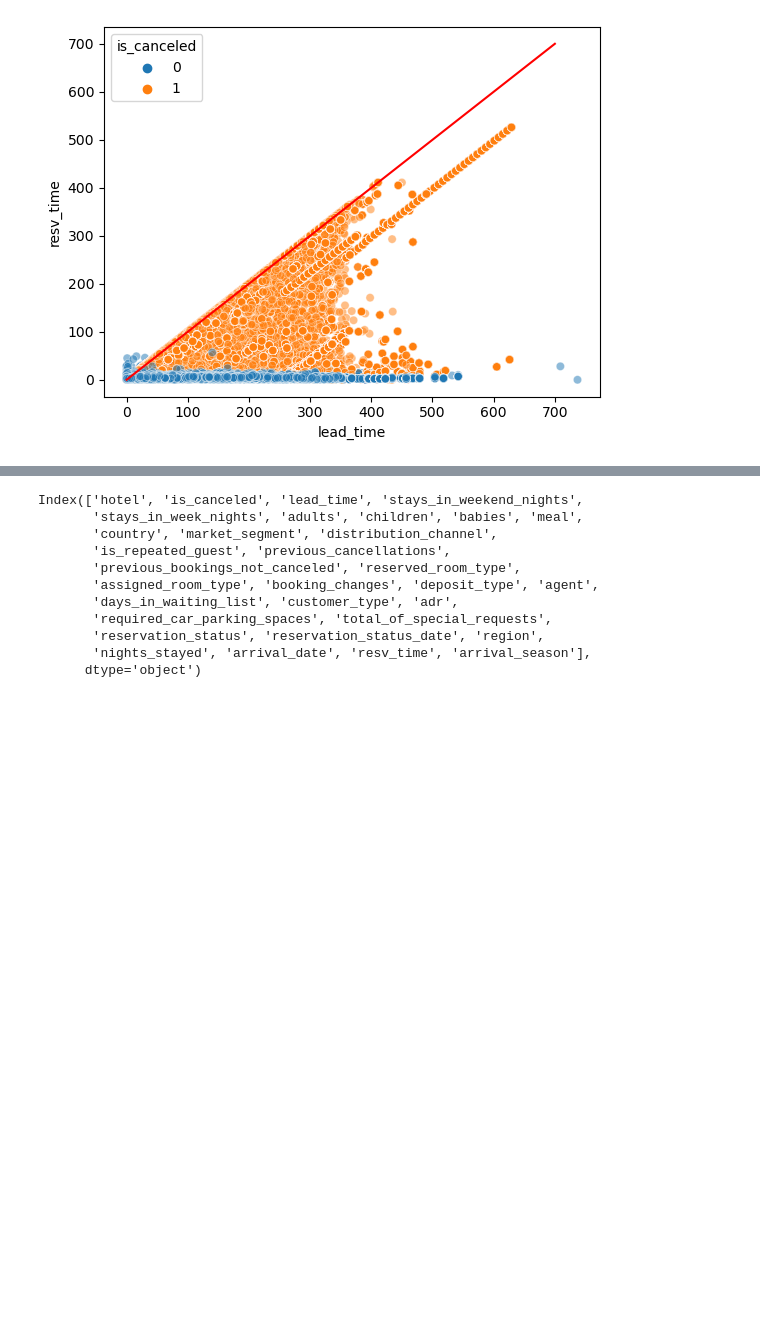
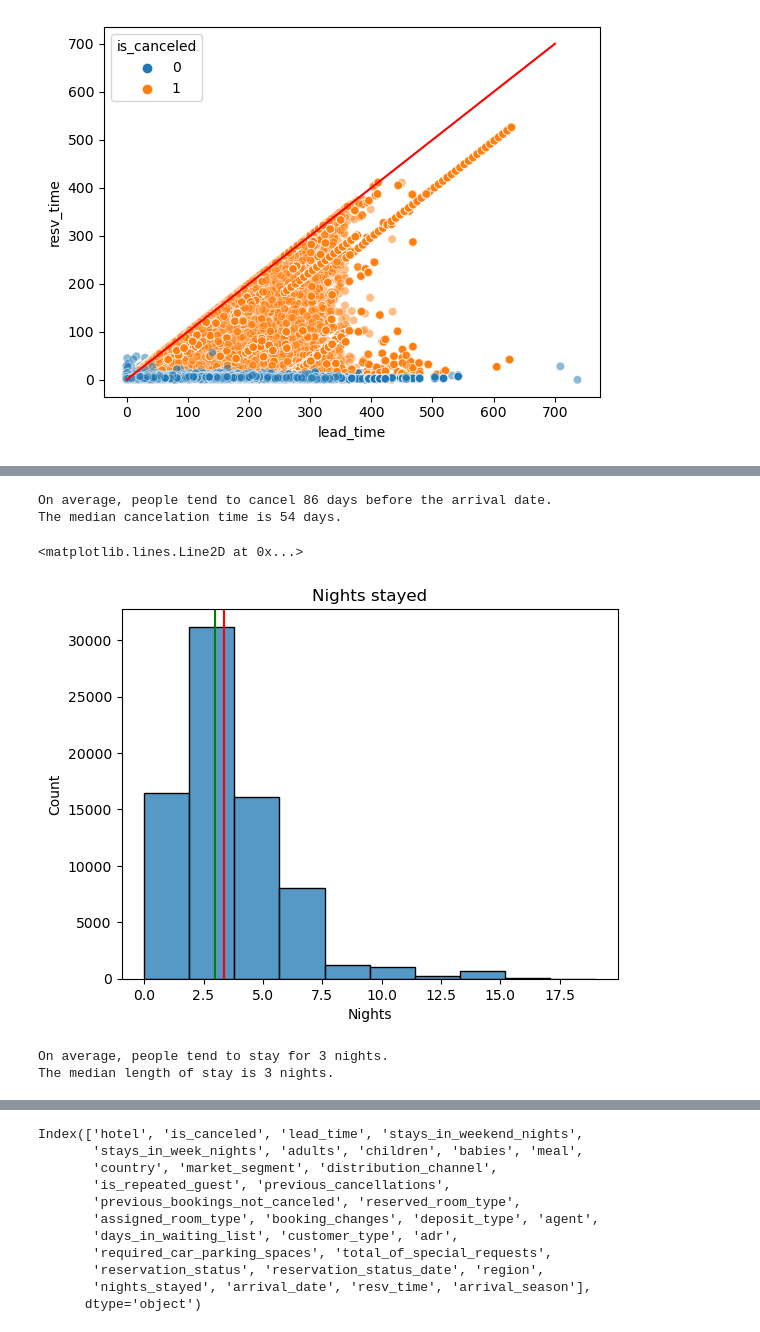
Before and after one commit to catloverkelly/Capstone2, a Jupyter notebook: EDA.ipynb, the cells around one changed output, grey strips where cells are left out. Saved outputs shown, nothing was run; the diff lists cells and outputs as text; code cells hidden in the pictures; blank space fills up the shorter version.

```diff
--- a/EDA.ipynb
+++ b/EDA.ipynb
@@ -513 +530,23 @@ plt.show()
+# %%
+print('On average, people tend to cancel ' + str(round(cxl.resv_time.mean())) + ' days before the arrival date.')
+print('The median cancelation time is ' + str(round(cxl.resv_time.median())) + ' days.')
+# %% [output]
+On average, people tend to cancel 86 days before the arrival date.
+The median cancelation time is 54 days.
+# %%
+# Out of curiousity, how long do people stay?
+nocxl = df1[(df1.is_canceled==0) & (df1.resv_time < 20)]
+h=sns.histplot(data=nocxl, x='resv_time', bins=10)
+h.set(xlabel ="Nights", ylabel = "Count", title ='Nights stayed')
+h.axvline(x = nocxl.resv_time.mean(), color = 'r', label = 'avg nights stayed')
+h.axvline(x = nocxl.resv_time.median(), color = 'g', label = 'median nights stayed')
+# %% [output]
+<matplotlib.lines.Line2D at 0x...>
+[figure, added]
+# %%
+print('On average, people tend to stay for ' + str(round(nocxl.resv_time.mean())) + ' nights.')
+print('The median length of stay is ' + str(round(nocxl.resv_time.median())) + ' nights.')
+# %% [output]
+On average, people tend to stay for 3 nights.
+The median length of stay is 3 nights.
 # %%
```
Also changed, not shown: parts of 8 cells of this notebook.
